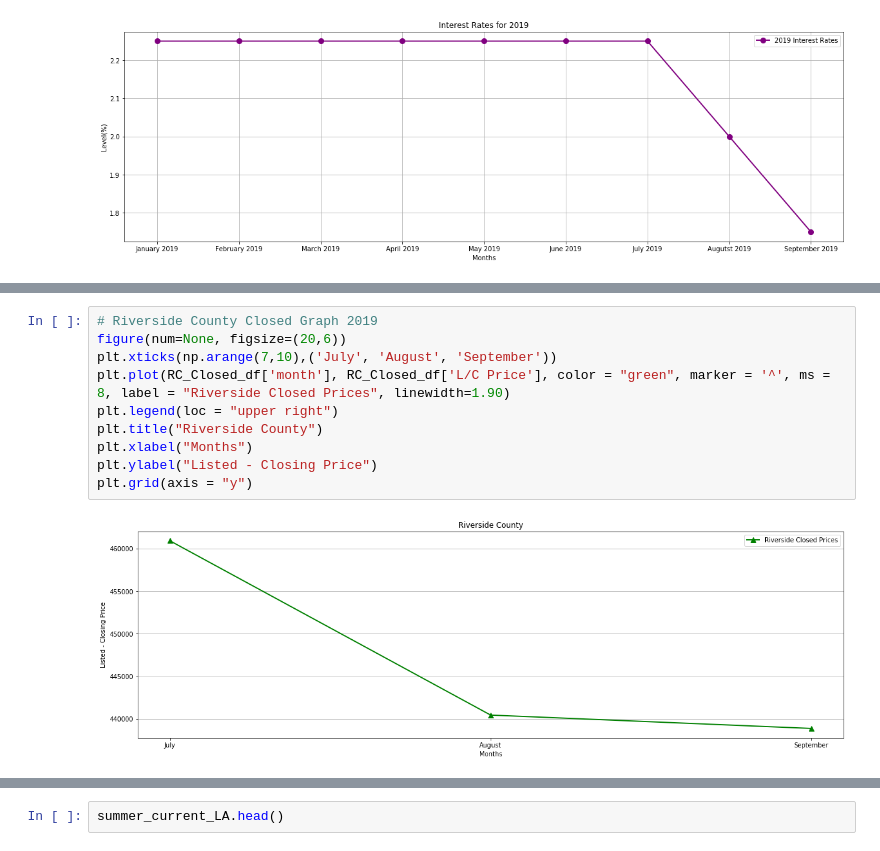
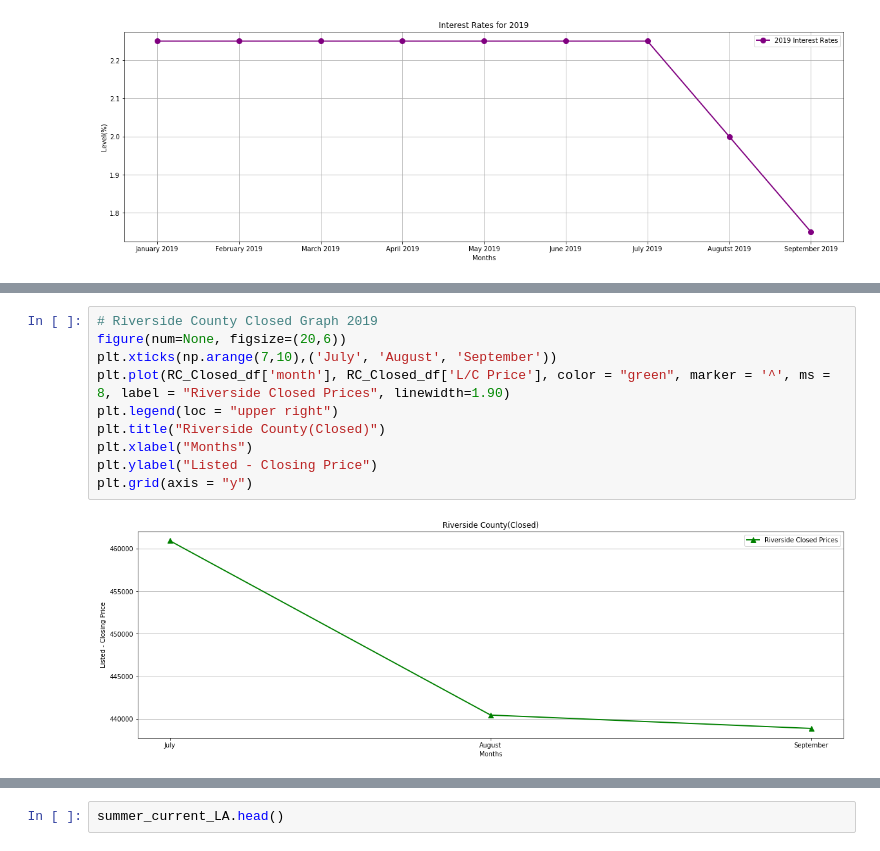
Before and after one commit to nickbatkhan/RealestateanalysisCA2019, a Jupyter notebook: Real_Estate_in_CA.ipynb, the cells around one changed output, grey strips where cells are left out. Cells and saved outputs as stored; diff of their text form.

```diff
--- a/Real_Estate_in_CA.ipynb
+++ b/Real_Estate_in_CA.ipynb
@@ -336,14 +281,14 @@ RC_Closed_df
 # %%
 # Riverside County Closed Graph 2019
 figure(num=None, figsize=(20,6))
 plt.xticks(np.arange(7,10),('July', 'August', 'September'))
 plt.plot(RC_Closed_df['month'], RC_Closed_df['L/C Price'], color = "green", marker = '^', ms = 8, label = "Riverside Closed Prices", linewidth=1.90)
 plt.legend(loc = "upper right")
-plt.title("Riverside County")
+plt.title("Riverside County(Closed)")
 plt.xlabel("Months")
 plt.ylabel("Listed - Closing Price")
 plt.grid(axis = "y")
 # %% [output]
-[figure, old version]
+[figure, new version]
 # %%
 OC_Closed_df = summer_closed_OC.groupby(['County ', 'month']).mean().reset_index()
```
Also changed, not shown: parts of 19 cells of this notebook, 1 other file.
